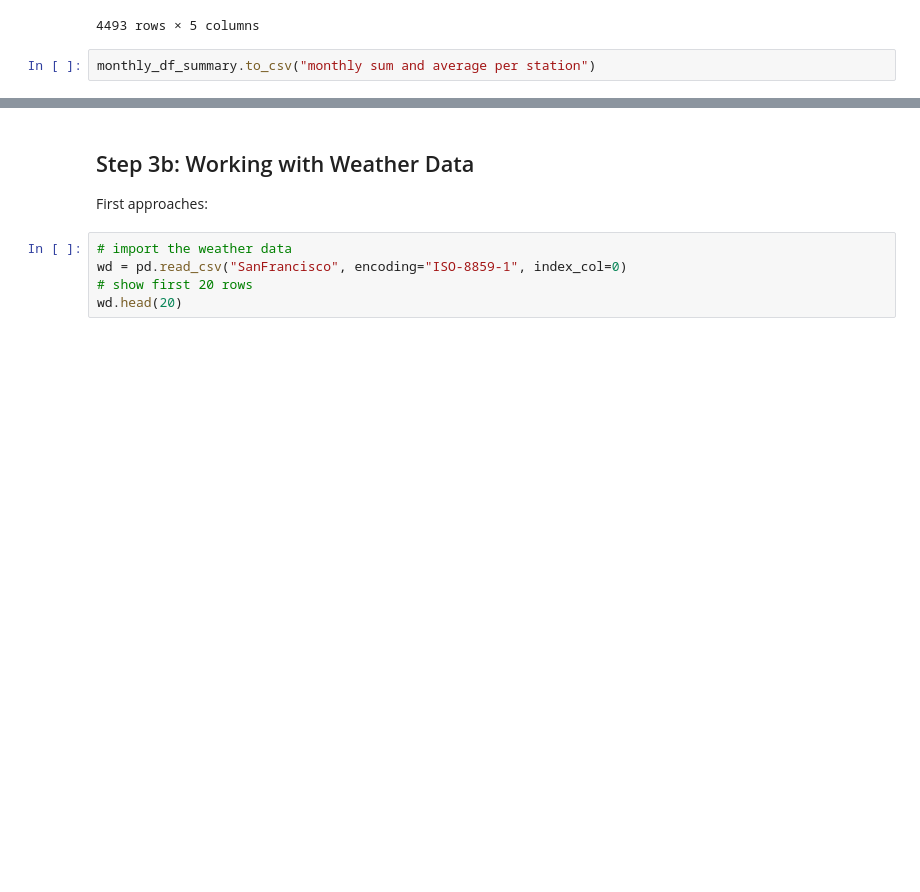
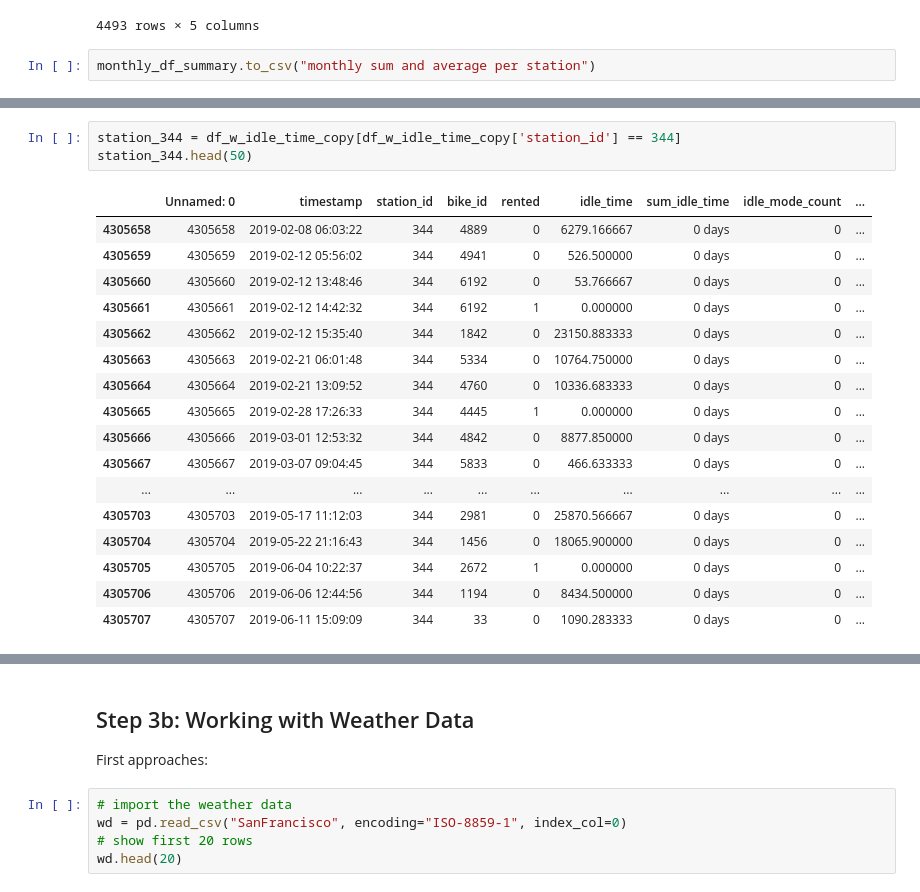
Before and after one commit to Ppkhanh/The-Learning-Machines, a Jupyter notebook: DataPrepVer1.ipynb, the cells around one changed output, grey strips where cells are left out. Cells and saved outputs as stored; diff of their text form; blank space fills up the shorter version.

```diff
--- a/DataPrepVer1.ipynb
+++ b/DataPrepVer1.ipynb
@@ -483,0 +504,21 @@ monthly_df_summary.to_csv("monthly sum and average per station")
+# %%
+station_344 = df_w_idle_time_copy[df_w_idle_time_copy['station_id'] == 344]
+station_344.head(50)
+# %% [output]
+|  | Unnamed: 0 | timestamp | station_id | bike_id | rented | idle_time | sum_idle_time | idle_mode_count | ... |
+| 4305658 | 4305658 | 2019-02-08 06:03:22 | 344 | 4889 | 0 | 6279.166667 | 0 days | 0 | ... |
+| 4305659 | 4305659 | 2019-02-12 05:56:02 | 344 | 4941 | 0 | 526.500000 | 0 days | 0 | ... |
+| 4305660 | 4305660 | 2019-02-12 13:48:46 | 344 | 6192 | 0 | 53.766667 | 0 days | 0 | ... |
+| 4305661 | 4305661 | 2019-02-12 14:42:32 | 344 | 6192 | 1 | 0.000000 | 0 days | 0 | ... |
+| 4305662 | 4305662 | 2019-02-12 15:35:40 | 344 | 1842 | 0 | 23150.883333 | 0 days | 0 | ... |
+| 4305663 | 4305663 | 2019-02-21 06:01:48 | 344 | 5334 | 0 | 10764.750000 | 0 days | 0 | ... |
+| 4305664 | 4305664 | 2019-02-21 13:09:52 | 344 | 4760 | 0 | 10336.683333 | 0 days | 0 | ... |
+| 4305665 | 4305665 | 2019-02-28 17:26:33 | 344 | 4445 | 1 | 0.000000 | 0 days | 0 | ... |
+| 4305666 | 4305666 | 2019-03-01 12:53:32 | 344 | 4842 | 0 | 8877.850000 | 0 days | 0 | ... |
+| 4305667 | 4305667 | 2019-03-07 09:04:45 | 344 | 5833 | 0 | 466.633333 | 0 days | 0 | ... |
+| ... | ... | ... | ... | ... | ... | ... | ... | ... | ... |
+| 4305703 | 4305703 | 2019-05-17 11:12:03 | 344 | 2981 | 0 | 25870.566667 | 0 days | 0 | ... |
+| 4305704 | 4305704 | 2019-05-22 21:16:43 | 344 | 1456 | 0 | 18065.900000 | 0 days | 0 | ... |
+| 4305705 | 4305705 | 2019-06-04 10:22:37 | 344 | 2672 | 1 | 0.000000 | 0 days | 0 | ... |
+| 4305706 | 4305706 | 2019-06-06 12:44:56 | 344 | 1194 | 0 | 8434.500000 | 0 days | 0 | ... |
+| 4305707 | 4305707 | 2019-06-11 15:09:09 | 344 | 33 | 0 | 1090.283333 | 0 days | 0 | ... |
```
Also changed, not shown: parts of 16 cells of this notebook.
